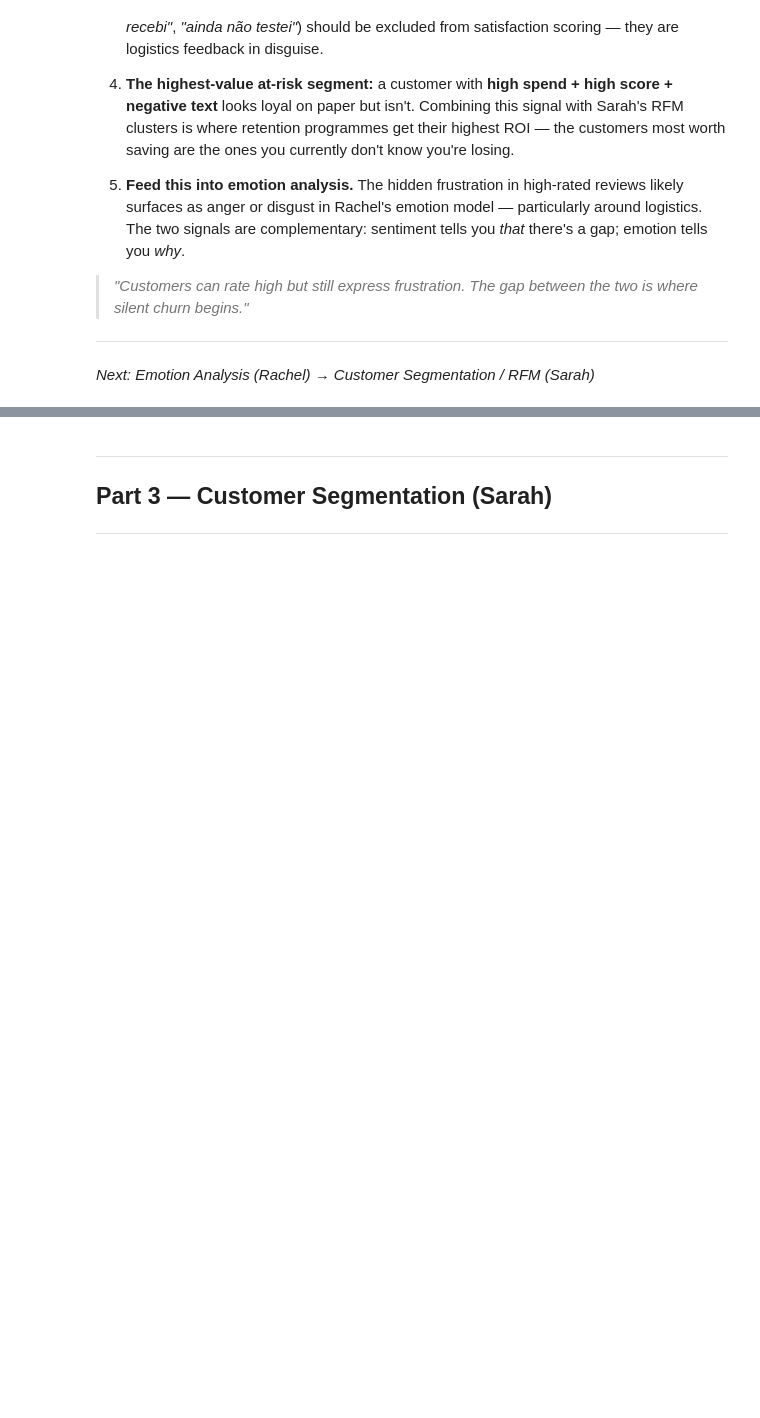
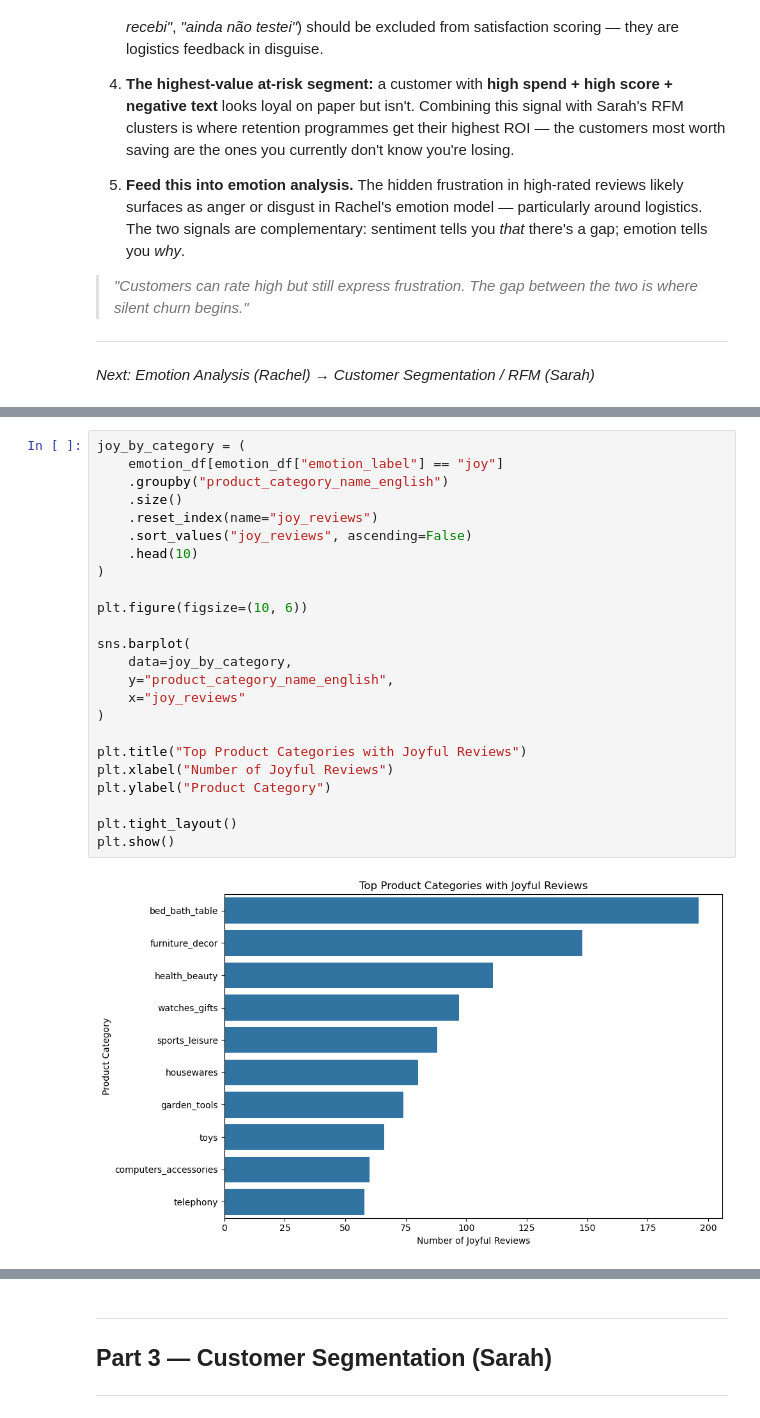
Before and after one commit to rachelv2/ecommerce-nlp-customer-segmentation, a Jupyter notebook: notebooks/04_final_storytelling.ipynb, the cells around one changed output, grey strips where cells are left out. Saved outputs shown, nothing was run; the diff lists cells and outputs as text; blank space fills up the shorter version.

```diff
--- a/notebooks/04_final_storytelling.ipynb
+++ b/notebooks/04_final_storytelling.ipynb
@@ -119,0 +240,26 @@ Customers like *"excelente Profissionalismo"*, *"Ótimo site para comprar muito
+# %%
+joy_by_category = (
+    emotion_df[emotion_df["emotion_label"] == "joy"]
+    .groupby("product_category_name_english")
+    .size()
+    .reset_index(name="joy_reviews")
+    .sort_values("joy_reviews", ascending=False)
+    .head(10)
+)
+
+plt.figure(figsize=(10, 6))
+
+sns.barplot(
+    data=joy_by_category,
+    y="product_category_name_english",
+    x="joy_reviews"
+)
+
+plt.title("Top Product Categories with Joyful Reviews")
+plt.xlabel("Number of Joyful Reviews")
+plt.ylabel("Product Category")
+
+plt.tight_layout()
+plt.show()
+# %% [output]
+[figure, added]
```
Also changed, not shown: parts of 16 cells of this notebook.
